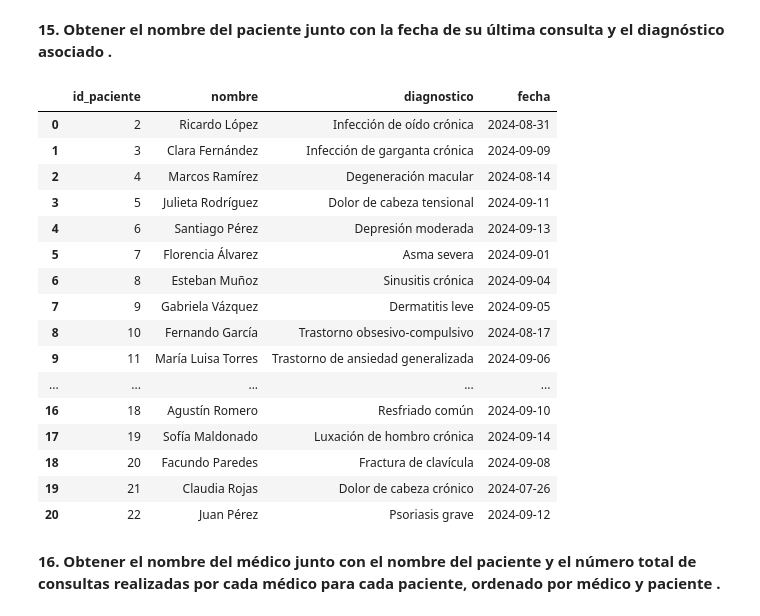
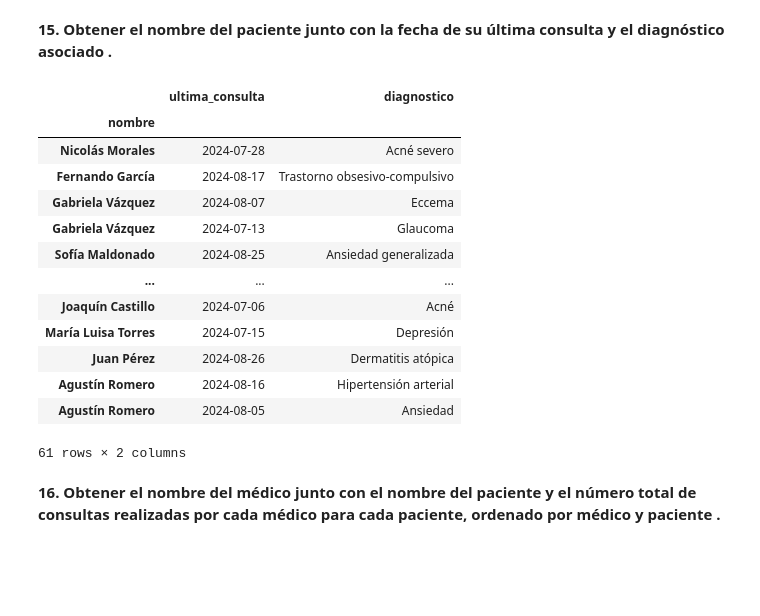
Before and after one commit to gonzagrau/TP5_GrauLuna, a Jupyter notebook: database_connection/queries.ipynb, the cells around one changed output. Drawn from its saved outputs; the diff is of its cells as text; code cells hidden in the pictures; blank space fills up the shorter version.

```diff
--- a/database_connection/queries.ipynb
+++ b/database_connection/queries.ipynb
@@ -349,37 +349,29 @@ pd.read_sql(query_14, engine)
 # %% [markdown]
 **15.  Obtener el nombre del paciente junto con la fecha de su última consulta y el diagnóstico asociado .**
 # %%
-query_15= ''' SELECT p.id_paciente, p.nombre,  c.diagnostico, c.fecha
-FROM Pacientes p
+query_15= '''
+  SELECT p.nombre, MAX(c.fecha) AS ultima_consulta, c.diagnostico
+  FROM pacientes p
+  JOIN consultas c ON p.id_paciente = c.id_paciente
+  GROUP BY p.nombre, c.diagnostico;
 
-JOIN Consultas c ON p.id_paciente = c.id_paciente
-WHERE
-    c.fecha = (
-        SELECT MAX(c2.fecha)
-        FROM Consultas c2
-        WHERE c2.id_paciente = p.id_paciente
-    )
-ORDER BY p.id_paciente;
 '''
-pd.read_sql(query_15, engine)
+pd.read_sql(query_15, engine, index_col='nombre')
 # %% [output]
-|  | id_paciente | nombre | diagnostico | fecha |
-| 0 | 2 | Ricardo López | Infección de oído crónica | 2024-08-31 |
-| 1 | 3 | Clara Fernández | Infección de garganta crónica | 2024-09-09 |
-| 2 | 4 | Marcos Ramírez | Degeneración macular | 2024-08-14 |
-| 3 | 5 | Julieta Rodríguez | Dolor de cabeza tensional | 2024-09-11 |
-| 4 | 6 | Santiago Pérez | Depresión moderada | 2024-09-13 |
-| 5 | 7 | Florencia Álvarez | Asma severa | 2024-09-01 |
-| 6 | 8 | Esteban Muñoz | Sinusitis crónica | 2024-09-04 |
-| 7 | 9 | Gabriela Vázquez | Dermatitis leve | 2024-09-05 |
-| 8 | 10 | Fernando García | Trastorno obsesivo-compulsivo | 2024-08-17 |
-| 9 | 11 | María Luisa Torres | Trastorno de ansiedad generalizada | 2024-09-06 |
-| ... | ... | ... | ... | ... |
-| 16 | 18 | Agustín Romero | Resfriado común | 2024-09-10 |
-| 17 | 19 | Sofía Maldonado | Luxación de hombro crónica | 2024-09-14 |
-| 18 | 20 | Facundo Paredes | Fractura de clavícula | 2024-09-08 |
-| 19 | 21 | Claudia Rojas | Dolor de cabeza crónico | 2024-07-26 |
-| 20 | 22 | Juan Pérez | Psoriasis grave | 2024-09-12 |
+|  | ultima_consulta | diagnostico |
+| nombre |  |  |
+| Nicolás Morales | 2024-07-28 | Acné severo |
+| Fernando García | 2024-08-17 | Trastorno obsesivo-compulsivo |
+| Gabriela Vázquez | 2024-08-07 | Eccema |
+| Gabriela Vázquez | 2024-07-13 | Glaucoma |
+| Sofía Maldonado | 2024-08-25 | Ansiedad generalizada |
+| ... | ... | ... |
+| Joaquín Castillo | 2024-07-06 | Acné |
+| María Luisa Torres | 2024-07-15 | Depresión |
+| Juan Pérez | 2024-08-26 | Dermatitis atópica |
+| Agustín Romero | 2024-08-16 | Hipertensión arterial |
+| Agustín Romero | 2024-08-05 | Ansiedad |
+61 rows × 2 columns
 # %% [markdown]
 **16. Obtener el nombre del médico junto con el nombre del paciente y el número total de consultas realizadas por cada médico para cada paciente, ordenado por médico y paciente  .**
 # %%
```
Also changed, not shown: parts of 4 cells of this notebook, 4 other files.
